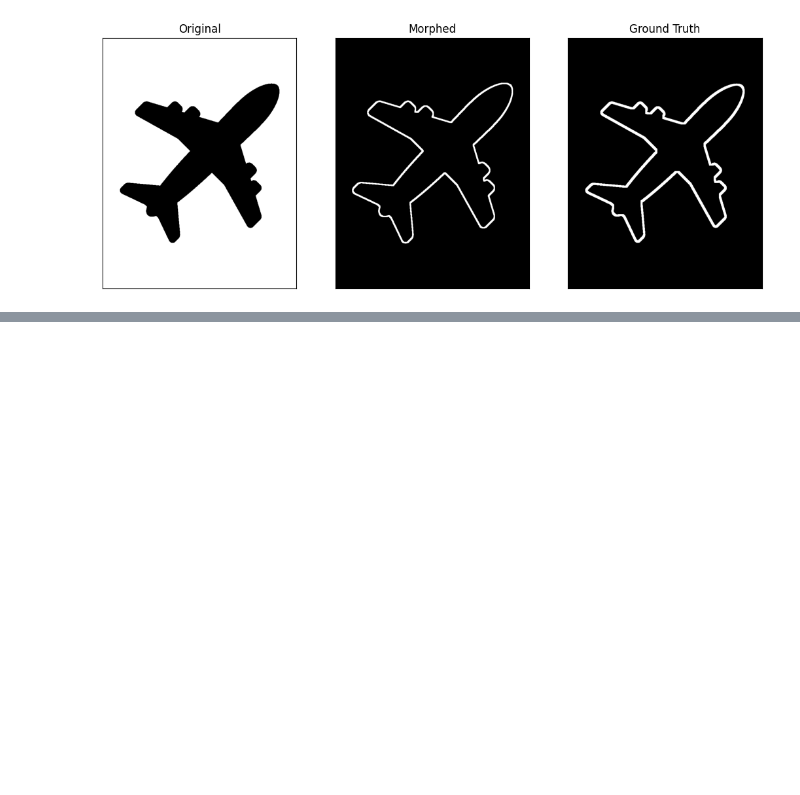
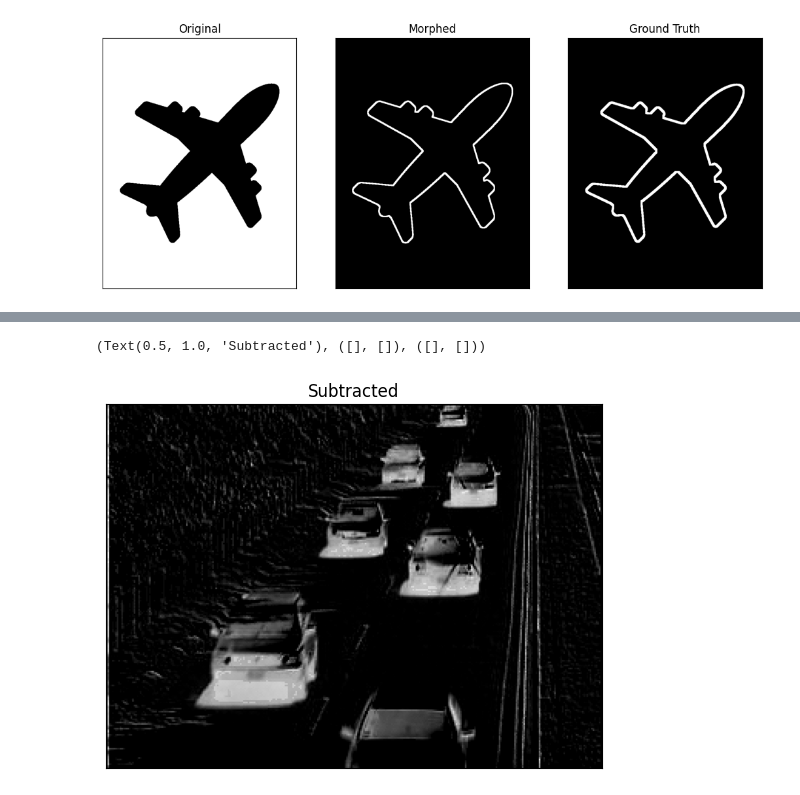
Before and after one commit to haziqfaiz-mmu/VIP, a Jupyter notebook: 04/lab04_notebook.ipynb, the cells around one changed output, grey strips where cells are left out. Saved outputs shown, nothing was run; the diff lists cells and outputs as text; code cells hidden in the pictures; blank space fills up the shorter version.

```diff
--- a/04/lab04_notebook.ipynb
+++ b/04/lab04_notebook.ipynb
@@ -229,0 +229,9 @@ plt.show()
+# %%
+#Subtraction
+cars = cv2.subtract(bg, cars)
+
+plt.subplot(111), plt.imshow(cars, cmap='gray')
+plt.title('Subtracted'), plt.xticks([]), plt.yticks([])
+# %% [output]
+(Text(0.5, 1.0, 'Subtracted'), ([], []), ([], []))
+[figure, added]
```
Also changed, not shown: parts of 7 cells of this notebook.
